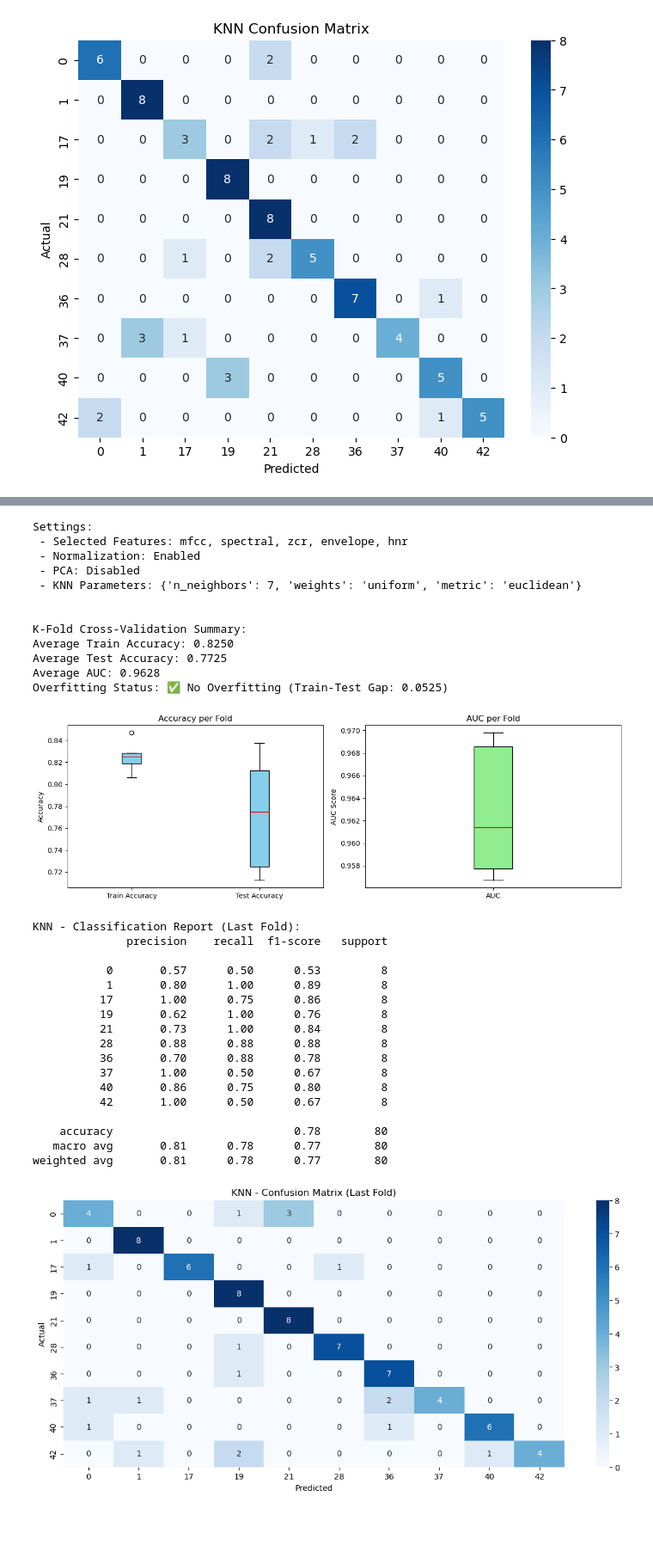
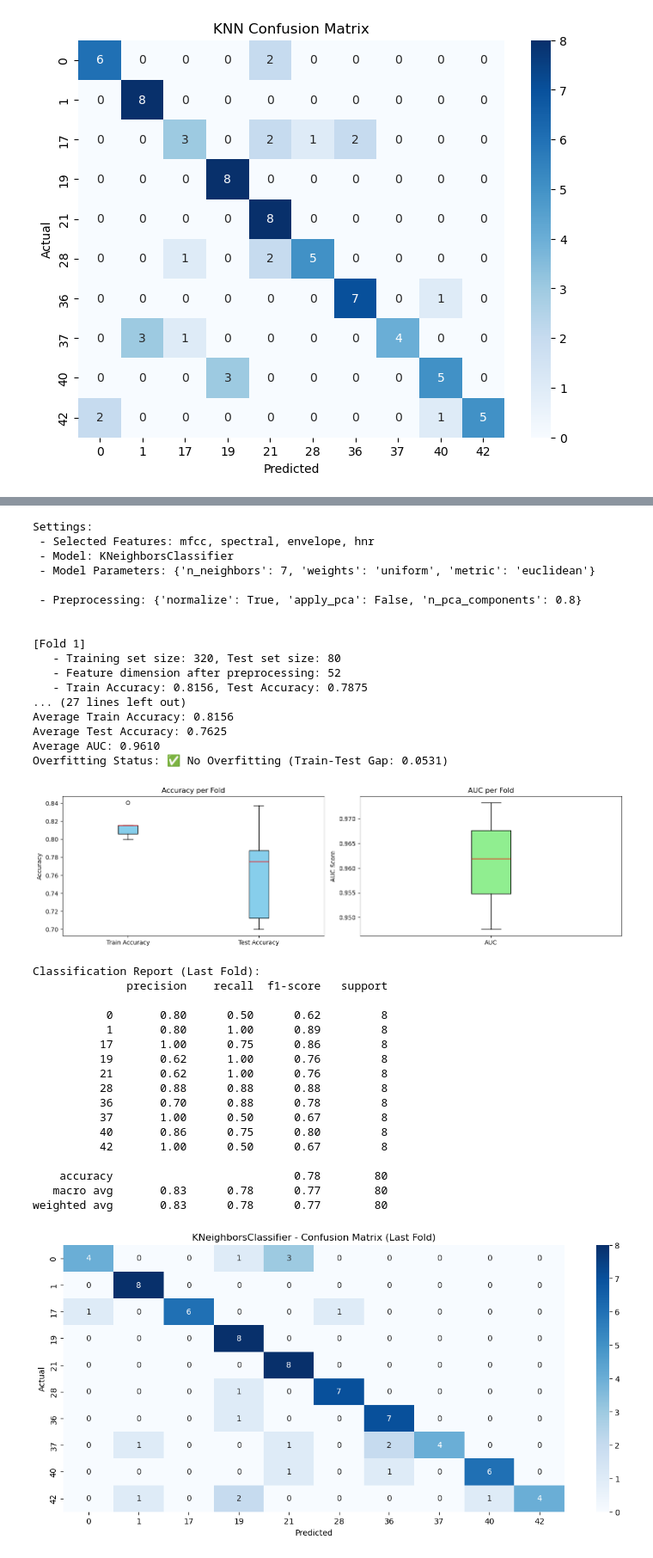
Before and after one commit to soheilbh/aed-challange, a Jupyter notebook: main.ipynb, the cells around one changed output, grey strips where cells are left out. Shown: that part at 86% size. Saved outputs shown, nothing was run; the diff lists cells and outputs as text; code cells hidden in the pictures; blank space fills up the shorter version.

```diff
--- a/main.ipynb
+++ b/main.ipynb
@@ -1403,3 +1330,18 @@ Classification Report:
    macro avg       0.77      0.74      0.73        80
 weighted avg       0.77      0.74      0.73        80
 [figure]
+# %%
+feature_selection = {
+    'mfcc': True,
+    'hist': False,
+    'spectral': True,
+    'zcr': False,
+    'envelope': True,
+    'hnr': True
+}
+
+# selected_features, selected_features_names = get_selected_features(feature_combinations, feature_selection)
+
+selected_features, X_train, X_test, y_train, y_test, selected_features_names = load_and_split_features(
+    loaded_data, feature_selection
+)
@@ -1406,41 +1359,45 @@ weighted avg       0.77      0.74      0.73        80
 # %%
-knn_kfold_cross_validation(
+knn_results = kfold_cross_validation(
     features=selected_features,
     labels=y,
     selected_features_names=selected_features_names,
-    n_splits=5,
-    normalize=True,
-    apply_pca=False,
-    n_pca_components=0.8,
-    knn_params={
+    model=KNeighborsClassifier(),  # Initialize the KNN model
+    model_params={
         'n_neighbors': 7,
         'weights': 'uniform',
         'metric': 'euclidean'
     },
+    n_splits=5,
+    preprocess_params={'normalize': True, 'apply_pca': False, 'n_pca_components': 0.8},
     overfit_threshold=0.15
 )
 # %% [output]
 Settings:
- - Selected Features: mfcc, spectral, zcr, envelope, hnr
- - Normalization: Enabled
- - PCA: Disabled
- - KNN Parameters: {'n_neighbors': 7, 'weights': 'uniform', 'metric': 'euclidean'}
+ - Selected Features: mfcc, spectral, envelope, hnr
+ - Model: KNeighborsClassifier
+ - Model Parameters: {'n_neighbors': 7, 'weights': 'uniform', 'metric': 'euclidean'}
+
+ - Preprocessing: {'normalize': True, 'apply_pca': False, 'n_pca_components': 0.8}
 
 
-K-Fold Cross-Validation Summary:
-Average Train Accuracy: 0.8250
-Average Test Accuracy: 0.7725
-Average AUC: 0.9628
-Overfitting Status: ✅ No Overfitting (Train-Test Gap: 0.0525)
+[Fold 1]
+   - Training set size: 320, Test set size: 80
+   - Feature dimension after preprocessing: 52
+   - Train Accuracy: 0.8156, Test Accuracy: 0.7875
+... (27 lines left out)
+Average Train Accuracy: 0.8156
+Average Test Accuracy: 0.7625
+Average AUC: 0.9610
+Overfitting Status: ✅ No Overfitting (Train-Test Gap: 0.0531)
-[figure, old version]
+[figure, new version]
-KNN - Classification Report (Last Fold):
+Classification Report (Last Fold):
               precision    recall  f1-score   support
 
-           0       0.57      0.50      0.53         8
+           0       0.80      0.50      0.62         8
            1       0.80      1.00      0.89         8
           17       1.00      0.75      0.86         8
           19       0.62      1.00      0.76         8
-          21       0.73      1.00      0.84         8
+          21       0.62      1.00      0.76         8
           28       0.88      0.88      0.88         8
           36       0.70      0.88      0.78         8
           37       1.00      0.50      0.67         8
@@ -1448,6 +1405,6 @@ KNN - Classification Report (Last Fold):
           42       1.00      0.50      0.67         8
 
     accuracy                           0.78        80
-   macro avg       0.81      0.78      0.77        80
-weighted avg       0.81      0.78      0.77        80
+   macro avg       0.83      0.78      0.77        80
+weighted avg       0.83      0.78      0.77        80
-[figure, old version]
+[figure, new version]
```
Also changed, not shown: parts of 35 cells of this notebook.
